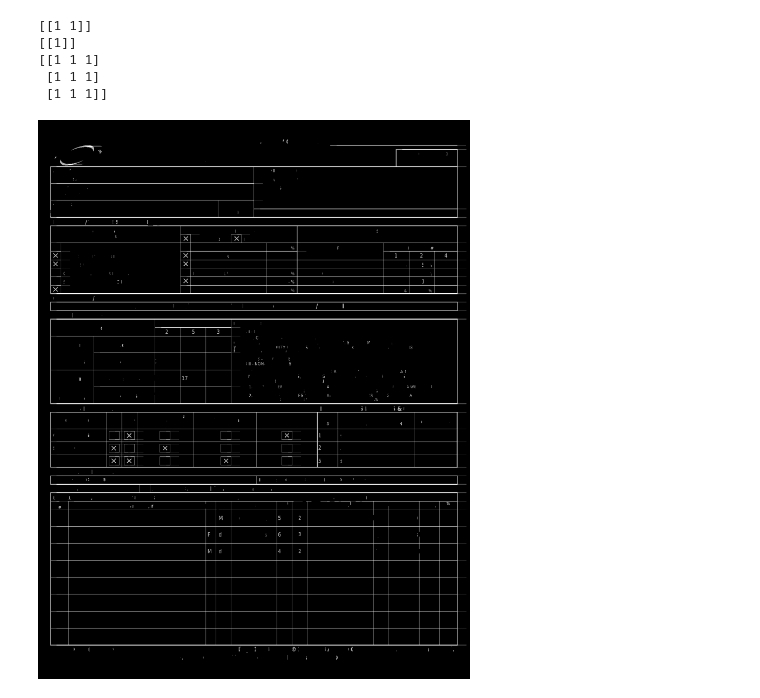
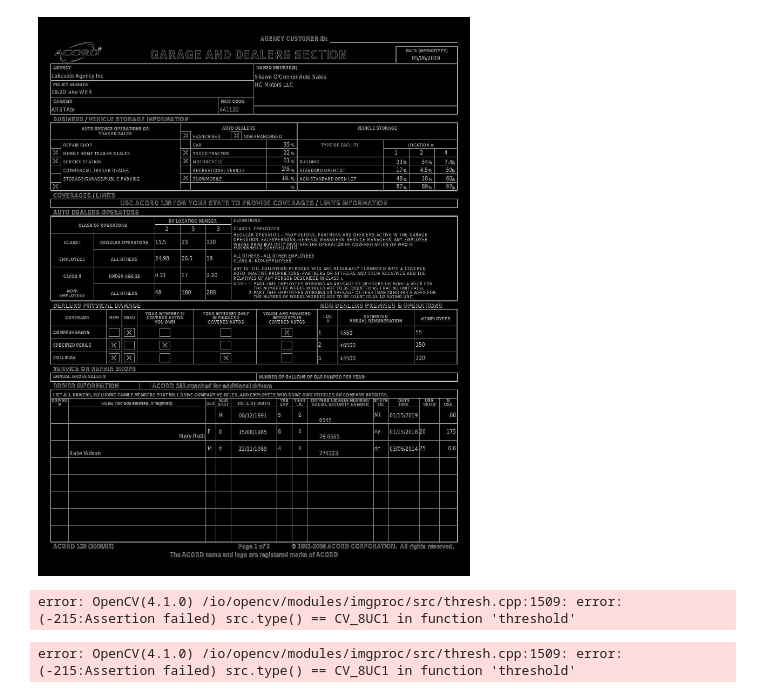
Before and after one commit to maheshmadhusudanan/EAST, a Jupyter notebook: pipeline/img-line-contour-extractor.ipynb, the cells around one changed output. Drawn from its saved outputs; the diff is of its cells as text; code cells hidden in the pictures.

```diff
--- a/pipeline/img-line-contour-extractor.ipynb
+++ b/pipeline/img-line-contour-extractor.ipynb
@@ -28,41 +28,58 @@ img_bin = 255-img_bin
-# %%
-verticle_kernel = cv2.getStructuringElement(cv2.MORPH_RECT, (1, 1))
-hori_kernel = cv2.getStructuringElement(cv2.MORPH_RECT, (2, 1))
-# A kernel of (3 X 3) ones.
-kernel = cv2.getStructuringElement(cv2.MORPH_RECT, (3, 3))
-print(hori_kernel)
-print(verticle_kernel)
-print(kernel)
-# %% [output]
-[[1 1]]
-[[1]]
-[[1 1 1]
- [1 1 1]
- [1 1 1]]
+# %%
+laplacian = cv2.Laplacian(img,cv2.CV_8U)
+display(Image.fromarray(laplacian))
+# %% [output]
+[figure, added]
 # %%
+
+(thresh, img_bin) = cv2.threshold(laplacian, 128, 255,cv2.THRESH_BINARY|cv2.THRESH_OTSU)
+img_bin = 255-img_bin
+
+verticle_kernel = cv2.getStructuringElement(cv2.MORPH_RECT, (1, 1))
+hori_kernel = cv2.getStructuringElement(cv2.MORPH_RECT, (2, 1))
+# A kernel of (3 X 3) ones.
+# kernel = cv2.getStructuringElement(cv2.MORPH_RECT, (3, 3))
+# print(hori_kernel)
+# print(verticle_kernel)
+# print(kernel)
+
 #
 # Morphological operation to detect vertical lines from an image
-img_temp1 = cv2.erode(img_bin, verticle_kernel, iterations=5)
-verticle_lines_img = cv2.dilate(img_temp1, verticle_kernel, iterations=25)
-#cv2.imwrite("verticle_lines.jpg",verticle_lines_img)
-# Morphological operation to detect horizontal lines from an image
-img_temp2 = cv2.erode(img_bin, hori_kernel, iterations=25)
-horizontal_lines_img = cv2.dilate(img_temp2, hori_kernel, iterations=35)
-#cv2.imwrite("horizontal_lines.jpg",horizontal_lines_img)
+# img_temp1 = cv2.erode(img_bin, verticle_kernel, iterations=5)
+# img_temp1 = cv2.filter2D(gray,-1, verticle_kernel)
+verticle_lines_img = cv2.dilate(img_bin, verticle_kernel, iterations=1)
+# cv2.imwrite("verticle_lines.jpg",verticle_lines_img)
+# # Morphological operation to detect horizontal lines from an image
+# img_temp2 =  cv2.filter2D(gray,-1, hori_kernel)
+horizontal_lines_img = cv2.dilate(img_bin, hori_kernel, iterations=1)
+
+# verticle_lines_img = cv2.dilate(img_bin,verticle_kernel, iterations = 1)
+# verticle_lines_img = cv2.morphologyEx(img_bin, cv2.MORPH_OPEN, verticle_kernel)
+# verticle_lines_img = cv2.morphologyEx(verticle_lines_img, cv2.MORPH_CLOSE, verticle_kernel)
+
+# horizontal_lines_img = cv2.dilate(img_bin,hori_kernel, iterations = 2)
+# horizontal_lines_img = cv2.morphologyEx(img_bin, cv2.MORPH_OPEN, hori_kernel)
+# horizontal_lines_img = cv2.morphologyEx(horizontal_lines_img, cv2.MORPH_CLOSE, hori_kernel)
+
+
+
+# #cv2.imwrite("horizontal_lines.jpg",horizontal_lines_img)
+# %% [output]
+error: OpenCV(4.1.0) /io/opencv/modules/imgproc/src/thresh.cpp:1509: error: (-215:Assertion failed) src.type() == CV_8UC1 in function 'threshold'
 # %%
 #
 #
 # Weighting parameters, this will decide the quantity of an image to be added to make a new image.
-alpha = 0.7
+alpha = 0.2
 beta = 1.0 - alpha
 # This function helps to add two image with specific weight parameter to get a third image as summation of two image.
 img_final_bin = cv2.addWeighted(verticle_lines_img, alpha, horizontal_lines_img, beta, 0.0)
 # img_final_bin = cv2.erode(~img_final_bin, kernel, iterations=1)
 display(Image.fromarray(img_final_bin))
-# %% [output]
-[figure, removed]
 # %%
-(ret, thresh) = cv2.threshold(img_final_bin, 128,255, cv2.THRESH_BINARY | cv2.THRESH_OTSU)
+(ret, thresh) = cv2.threshold(laplacian, 128,255, cv2.THRESH_BINARY | cv2.THRESH_OTSU)
  # Find contours for image, which will detect all the boxes
 contours, hierarchy = cv2.findContours(thresh, cv2.RETR_TREE, cv2.CHAIN_APPROX_SIMPLE)
+# %% [output]
+error: OpenCV(4.1.0) /io/opencv/modules/imgproc/src/thresh.cpp:1509: error: (-215:Assertion failed) src.type() == CV_8UC1 in function 'threshold'
 # %%
```
Also changed, not shown: parts of 7 cells of this notebook, 1 other file.
